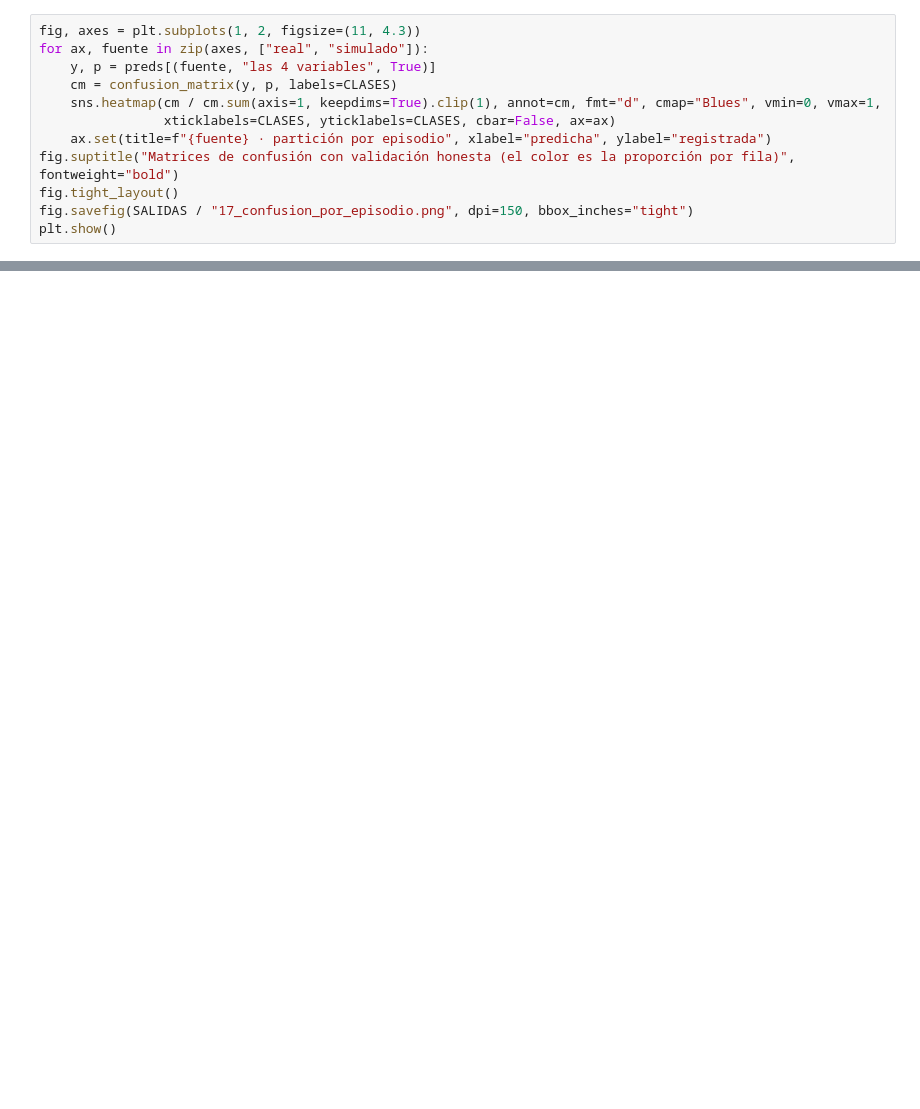
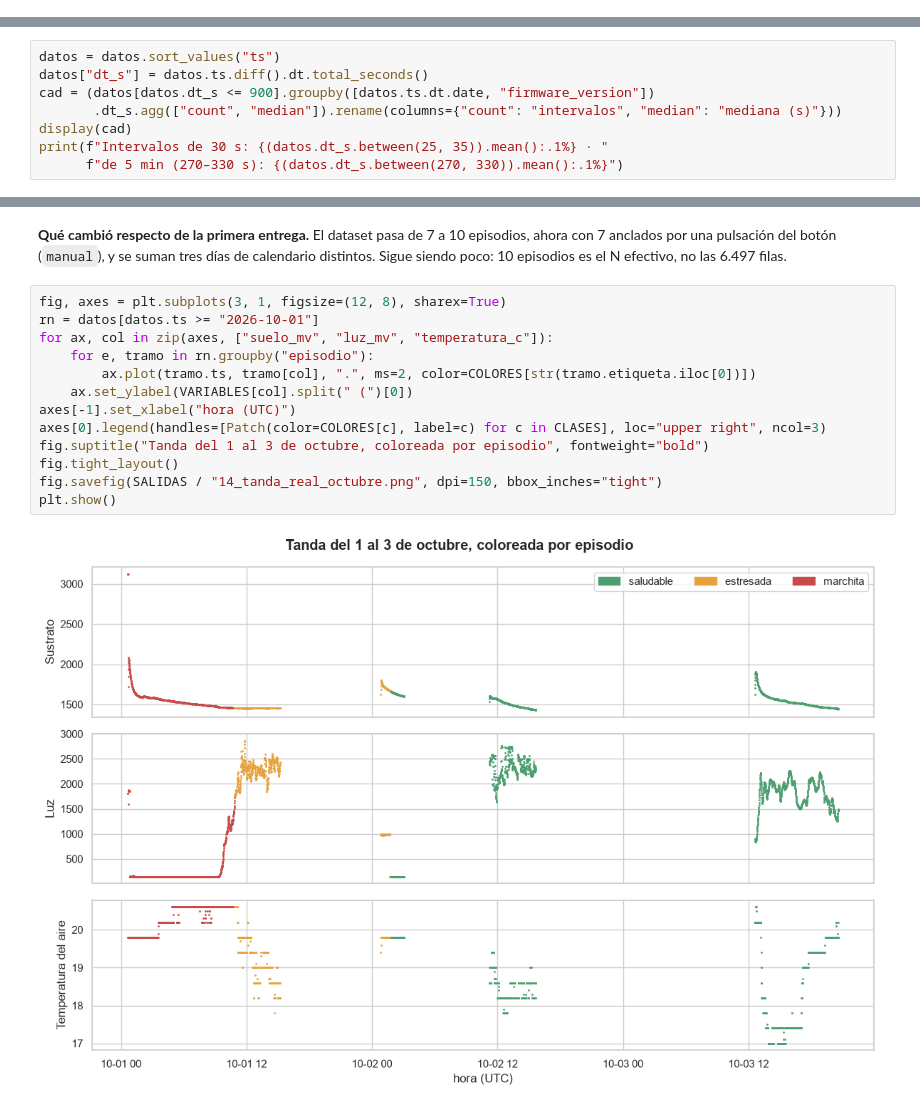
Before and after one commit to phillipbowles/IA_Ruperto, a Jupyter notebook: notebooks/02_analisis_ampliado.ipynb, the cells around one changed output, grey strips where cells are left out. Saved outputs shown, nothing was run; the diff lists cells and outputs as text; blank space fills up the shorter version.

```diff
--- a/notebooks/02_analisis_ampliado.ipynb
+++ b/notebooks/02_analisis_ampliado.ipynb
@@ -334,12 +0,0 @@ Las matrices de confusión lo confirman: en el real el modelo no acierta ninguna
-# %%
-fig, axes = plt.subplots(1, 2, figsize=(11, 4.3))
-for ax, fuente in zip(axes, ["real", "simulado"]):
-    y, p = preds[(fuente, "las 4 variables", True)]
-    cm = confusion_matrix(y, p, labels=CLASES)
-    sns.heatmap(cm / cm.sum(axis=1, keepdims=True).clip(1), annot=cm, fmt="d", cmap="Blues", vmin=0, vmax=1,
-                xticklabels=CLASES, yticklabels=CLASES, cbar=False, ax=ax)
-    ax.set(title=f"{fuente} · partición por episodio", xlabel="predicha", ylabel="registrada")
-fig.suptitle("Matrices de confusión con validación honesta (el color es la proporción por fila)", fontweight="bold")
-fig.tight_layout()
-fig.savefig(SALIDAS / "17_confusion_por_episodio.png", dpi=150, bbox_inches="tight")
-plt.show()
@@ -356,0 +97,8 @@ plt.show()
+# %%
+datos = datos.sort_values("ts")
+datos["dt_s"] = datos.ts.diff().dt.total_seconds()
+cad = (datos[datos.dt_s <= 900].groupby([datos.ts.dt.date, "firmware_version"])
+       .dt_s.agg(["count", "median"]).rename(columns={"count": "intervalos", "median": "mediana (s)"}))
+display(cad)
+print(f"Intervalos de 30 s: {(datos.dt_s.between(25, 35)).mean():.1%} · "
+      f"de 5 min (270–330 s): {(datos.dt_s.between(270, 330)).mean():.1%}")
@@ -356,0 +157,17 @@ plt.show()
+# %% [markdown]
+**Qué cambió respecto de la primera entrega.** El dataset pasa de 7 a 10 episodios, ahora con 7 anclados por una pulsación del botón (`manual`), y se suman tres días de calendario distintos. Sigue siendo poco: 10 episodios es el N efectivo, no las 6.497 filas.
+# %%
+fig, axes = plt.subplots(3, 1, figsize=(12, 8), sharex=True)
+rn = datos[datos.ts >= "2026-10-01"]
+for ax, col in zip(axes, ["suelo_mv", "luz_mv", "temperatura_c"]):
+    for e, tramo in rn.groupby("episodio"):
+        ax.plot(tramo.ts, tramo[col], ".", ms=2, color=COLORES[str(tramo.etiqueta.iloc[0])])
+    ax.set_ylabel(VARIABLES[col].split(" (")[0])
+axes[-1].set_xlabel("hora (UTC)")
+axes[0].legend(handles=[Patch(color=COLORES[c], label=c) for c in CLASES], loc="upper right", ncol=3)
+fig.suptitle("Tanda del 1 al 3 de octubre, coloreada por episodio", fontweight="bold")
+fig.tight_layout()
+fig.savefig(SALIDAS / "14_tanda_real_octubre.png", dpi=150, bbox_inches="tight")
+plt.show()
+# %% [output]
+[figure, added]
```
Also changed, not shown: parts of 34 cells of this notebook, 9 other files.
